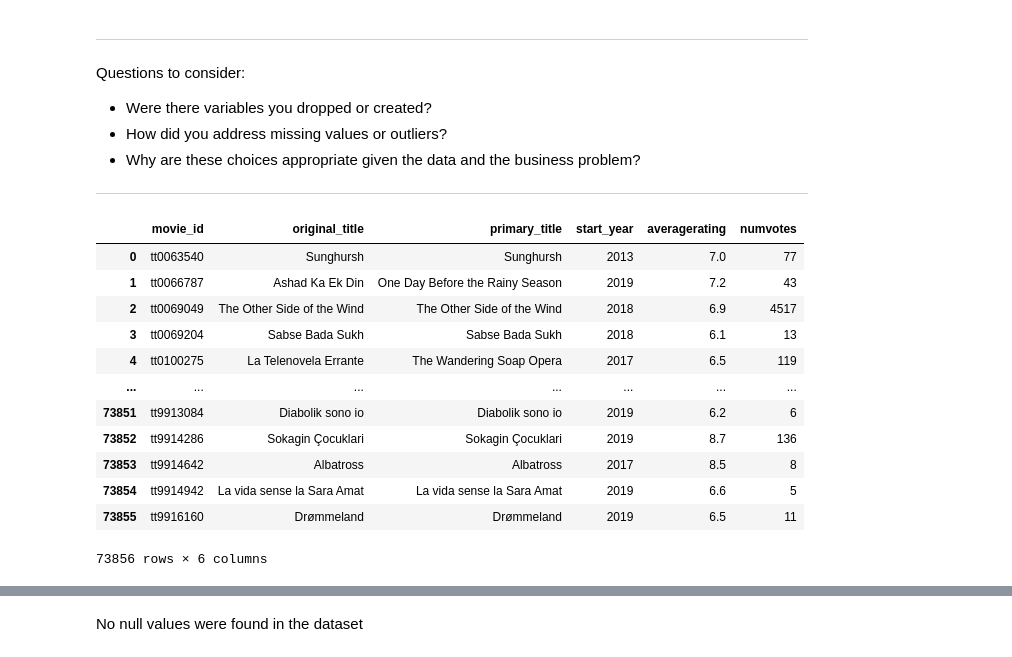
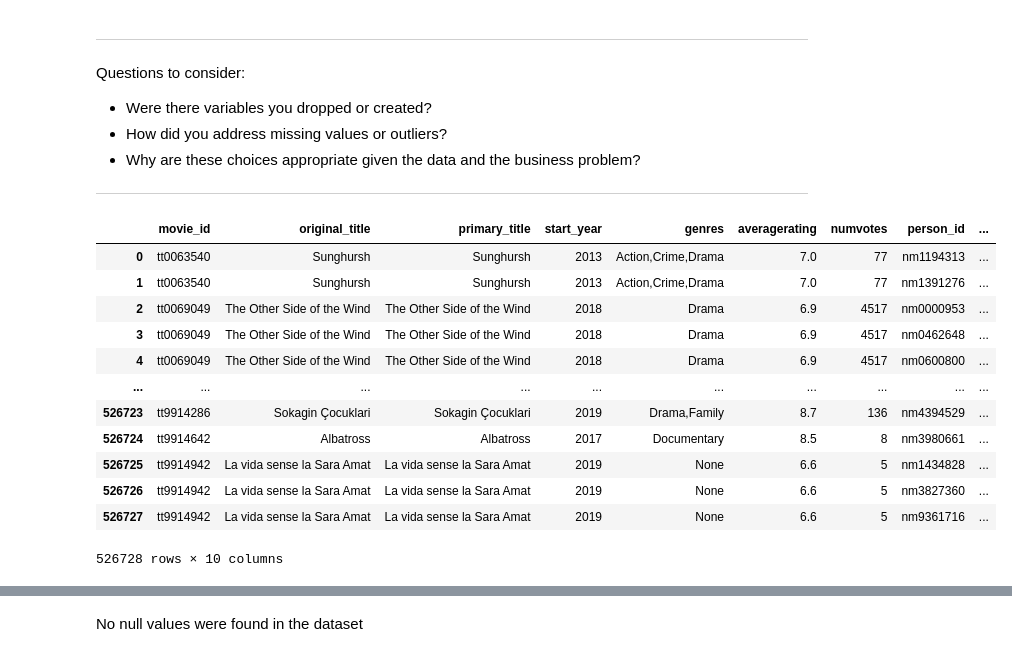
Before and after one commit to Kosilei-web/Phase_2_project_Group_5, a Jupyter notebook: index.ipynb, the cells around one changed output, grey strips where cells are left out. Saved outputs shown, nothing was run; the diff lists cells and outputs as text; code cells hidden in the pictures.

```diff
--- a/index.ipynb
+++ b/index.ipynb
@@ -250,28 +268,37 @@ Questions to consider:
 # %%
 #Get all movies with their ratings
 movie_ratings = ("""SELECT
     mb.movie_id,
     mb.original_title,
     mb.primary_title,
     mb.start_year,
+    mb.genres,
     mr.averagerating,
-    mr.numvotes
+    mr.numvotes,
+    dr.person_id,
+    pr.primary_name,
+    pr.primary_profession
 FROM movie_basics mb
 JOIN movie_ratings mr
-ON mb.movie_id = mr.movie_id""")
+ON mb.movie_id = mr.movie_id
+JOIN known_for dr
+ON mb.movie_id = dr.movie_id
+JOIN persons pr
+ON pr.person_id = dr.person_id
+""")
 df_movie_ratings = pd.read_sql(movie_ratings,conn)
 df_movie_ratings
 # %% [output]
-|  | movie_id | original_title | primary_title | start_year | averagerating | numvotes |
-| 0 | tt0063540 | Sunghursh | Sunghursh | 2013 | 7.0 | 77 |
-| 1 | tt0066787 | Ashad Ka Ek Din | One Day Before the Rainy Season | 2019 | 7.2 | 43 |
-| 2 | tt0069049 | The Other Side of the Wind | The Other Side of the Wind | 2018 | 6.9 | 4517 |
-| 3 | tt0069204 | Sabse Bada Sukh | Sabse Bada Sukh | 2018 | 6.1 | 13 |
-| 4 | tt0100275 | La Telenovela Errante | The Wandering Soap Opera | 2017 | 6.5 | 119 |
-| ... | ... | ... | ... | ... | ... | ... |
-| 73851 | tt9913084 | Diabolik sono io | Diabolik sono io | 2019 | 6.2 | 6 |
-| 73852 | tt9914286 | Sokagin Çocuklari | Sokagin Çocuklari | 2019 | 8.7 | 136 |
-| 73853 | tt9914642 | Albatross | Albatross | 2017 | 8.5 | 8 |
-| 73854 | tt9914942 | La vida sense la Sara Amat | La vida sense la Sara Amat | 2019 | 6.6 | 5 |
-| 73855 | tt9916160 | Drømmeland | Drømmeland | 2019 | 6.5 | 11 |
+|  | movie_id | original_title | primary_title | start_year | genres | averagerating | numvotes | person_id | ... |
+| 0 | tt0063540 | Sunghursh | Sunghursh | 2013 | Action,Crime,Drama | 7.0 | 77 | nm1194313 | ... |
+| 1 | tt0063540 | Sunghursh | Sunghursh | 2013 | Action,Crime,Drama | 7.0 | 77 | nm1391276 | ... |
+| 2 | tt0069049 | The Other Side of the Wind | The Other Side of the Wind | 2018 | Drama | 6.9 | 4517 | nm0000953 | ... |
+| 3 | tt0069049 | The Other Side of the Wind | The Other Side of the Wind | 2018 | Drama | 6.9 | 4517 | nm0462648 | ... |
+| 4 | tt0069049 | The Other Side of the Wind | The Other Side of the Wind | 2018 | Drama | 6.9 | 4517 | nm0600800 | ... |
+| ... | ... | ... | ... | ... | ... | ... | ... | ... | ... |
+| 526723 | tt9914286 | Sokagin Çocuklari | Sokagin Çocuklari | 2019 | Drama,Family | 8.7 | 136 | nm4394529 | ... |
+| 526724 | tt9914642 | Albatross | Albatross | 2017 | Documentary | 8.5 | 8 | nm3980661 | ... |
+| 526725 | tt9914942 | La vida sense la Sara Amat | La vida sense la Sara Amat | 2019 | None | 6.6 | 5 | nm1434828 | ... |
+| 526726 | tt9914942 | La vida sense la Sara Amat | La vida sense la Sara Amat | 2019 | None | 6.6 | 5 | nm3827360 | ... |
+| 526727 | tt9914942 | La vida sense la Sara Amat | La vida sense la Sara Amat | 2019 | None | 6.6 | 5 | nm9361716 | ... |
-73856 rows × 6 columns
+526728 rows × 10 columns
```
Also changed, not shown: parts of 29 cells of this notebook.
